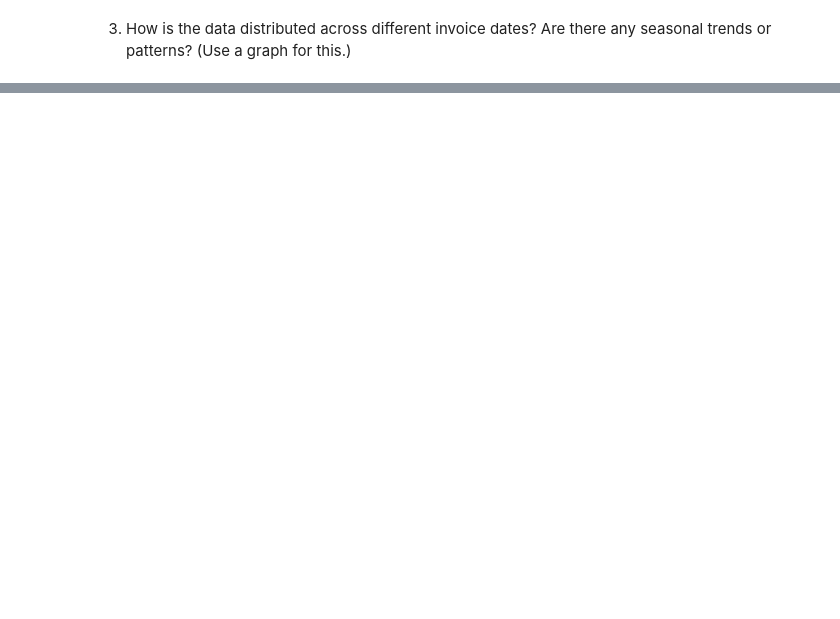
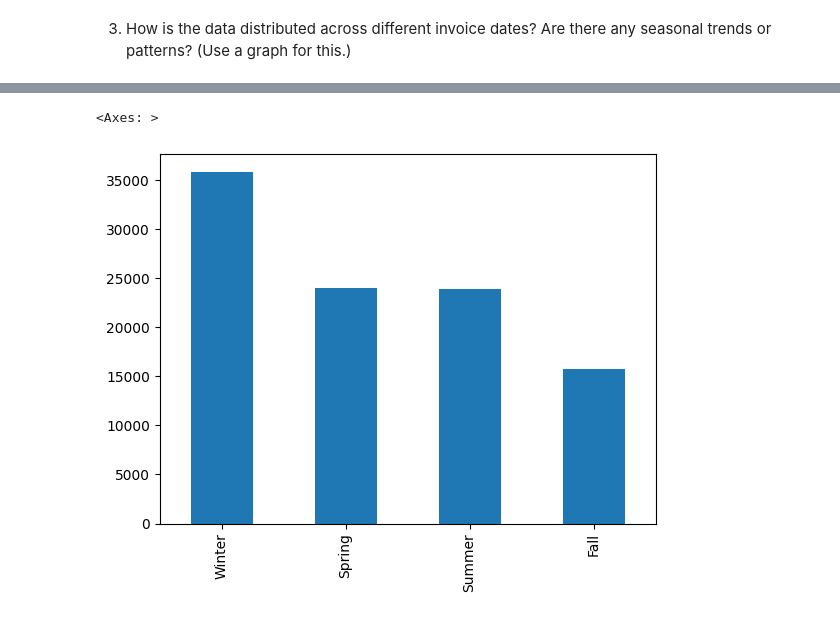
Before and after one commit to qichsia/python, a Jupyter notebook: assignments/itmgt/sales-data.ipynb, the cells around one changed output, grey strips where cells are left out. Drawn from its saved outputs; the diff is of its cells as text; code cells hidden in the pictures; blank space fills up the shorter version.

```diff
--- a/assignments/itmgt/sales-data.ipynb
+++ b/assignments/itmgt/sales-data.ipynb
@@ -78,0 +72,4 @@ Name: category, dtype: int64
+# %%
+df['Total Sales'] = df['quantity'] * df['price']
+df.groupby(['category']).sum().sort_values('Total Sales', ascending=False).head(3)['Total Sales']
+# df['category'].value_counts().head(3)
@@ -80,7 +83,7 @@ Name: category, dtype: int64
 2. What are the total sales attributed to customers over the age of 45?
 # %%
 iv = pd.read_json("dim_customer.json")
-df = pd.read_csv("fct_invoice.csv")
+#df = pd.read_csv("fct_invoice.csv")
 
 iv.rename(columns={"id":"customer_id"})
 
@@ -88,8 +91,8 @@ merged = pd.merge(df,iv,left_on="customer_id",right_on="id")
 #over_40 = merged[merged['age']>45].index
 #merged.loc[over_40].head()
 
-over_40 = merged.loc[merged['age']>45]
-print("Total Sales from people over 40:")
-over_40.count()['quantity']
+over_45 = merged.loc[merged['age']>45]
+print("Total Sales from people over 45:")
+over_45.sum()['Total Sales']
 #over_40.count()
 # %% [output]
@@ -121,7 +124,7 @@ dtype: float64
 
 merged['month'] = pd.DatetimeIndex(df['invoice_date']).month
 
-winter = merged.loc[(merged['month']== 12) | 1<=(merged['month']<= 3)].index
+winter = merged.loc[(merged['month'] == 12) | ((1 <= merged['month']) & (merged['month'] <= 3))].index
 merged.loc[winter,'season']='Winter'
 
 spring = merged.loc[(merged['month'] >= 4) & (merged['month'] <= 6)].index
@@ -132,5 +135,3 @@ merged.loc[summer,'season'] = 'Summer'
 
 fall = merged[(merged['month']<= 11) & (merged['month']>= 10)].index
 merged.loc[fall,'season'] = 'Fall'
-
-merged.head(10)
@@ -169,9 +138,5 @@ merged.head(30)
-# %%
-spring = merged.loc[4<=(merged['month']<=6)].index
-merged.loc[spring,'season']='Spring'
-
-summer = merged.loc[7<=(merged['month']<=9)].index
-merged.loc[summer,'season']='Summer'
-
-fall = merged.loc[10<=(merged['month']<=11)].index
-merged.loc[fall,'season']='Fall'
+# %%
+merged['season'].value_counts().plot(kind='bar')
+# %% [output]
+<Axes: >
+[figure, added]
```
Also changed, not shown: parts of 9 cells of this notebook, 9 other files.
